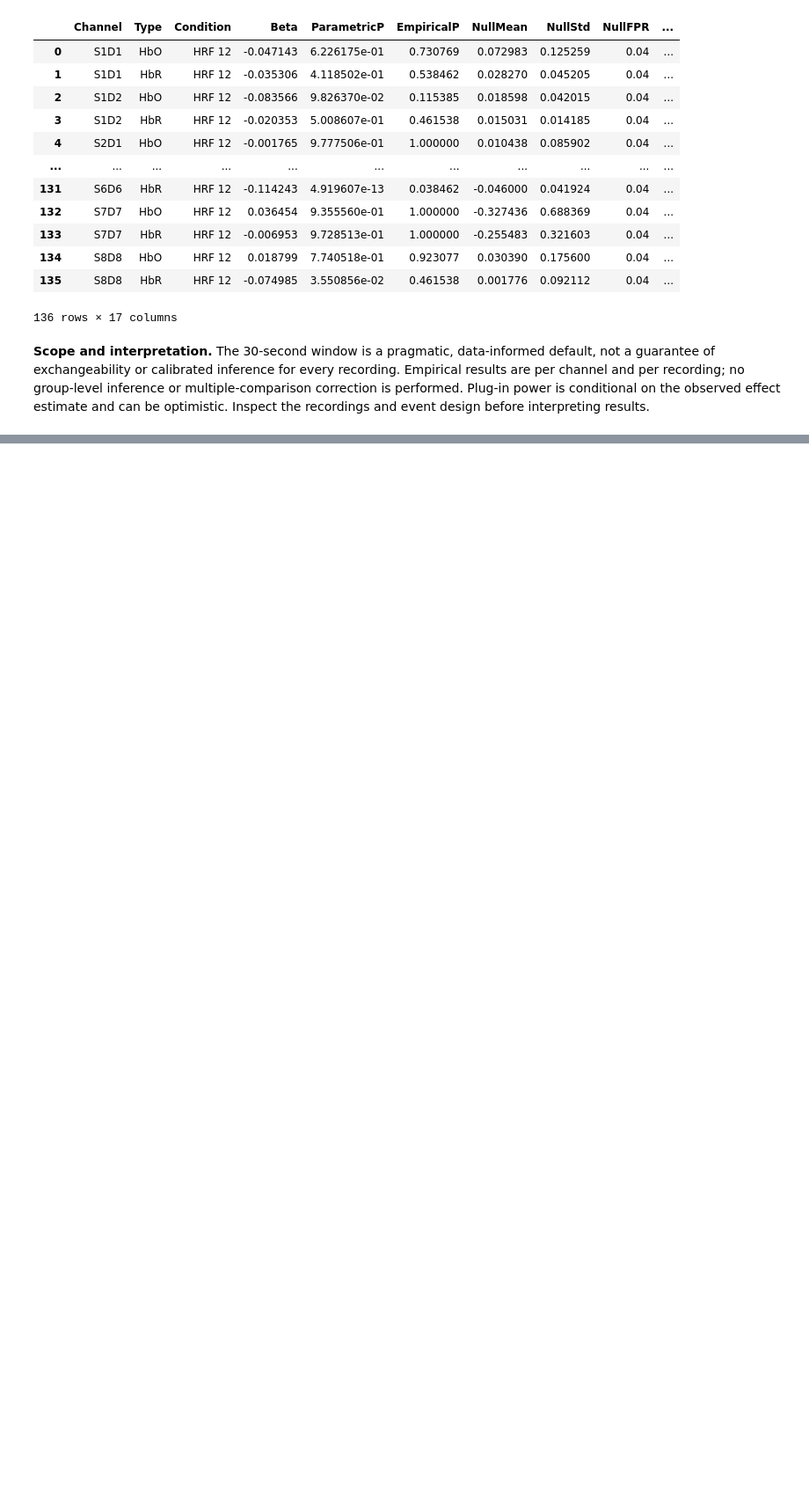
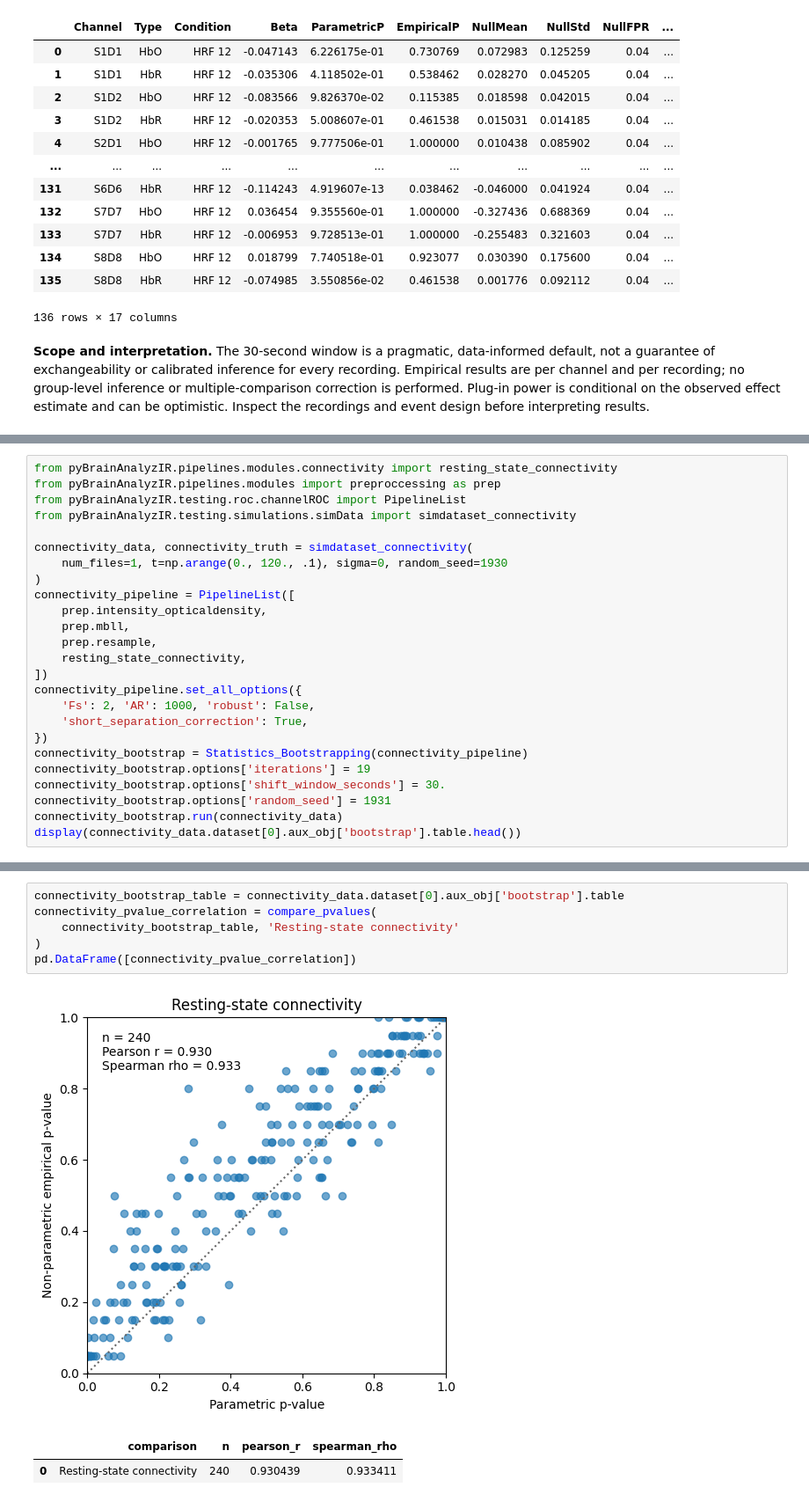
Before and after one commit to huppertt/pyNIRS_toolbox, a Jupyter notebook: examples/19_Nonparametric_Statistics.ipynb, the cells around one changed output, grey strips where cells are left out. Shown at 88% size. Saved outputs shown, nothing was run; the diff lists cells and outputs as text; blank space fills up the shorter version.

```diff
--- a/examples/19_Nonparametric_Statistics.ipynb
+++ b/examples/19_Nonparametric_Statistics.ipynb
@@ -224,0 +269,25 @@ display(experimental_results.sort_values(['Model', 'Recording', 'Channel', 'Type
+# %%
+from pyBrainAnalyzIR.pipelines.modules.connectivity import resting_state_connectivity
+from pyBrainAnalyzIR.pipelines.modules import preproccessing as prep
+from pyBrainAnalyzIR.testing.roc.channelROC import PipelineList
+from pyBrainAnalyzIR.testing.simulations.simData import simdataset_connectivity
+
+connectivity_data, connectivity_truth = simdataset_connectivity(
+    num_files=1, t=np.arange(0., 120., .1), sigma=0, random_seed=1930
+)
+connectivity_pipeline = PipelineList([
+    prep.intensity_opticaldensity,
+    prep.mbll,
+    prep.resample,
+    resting_state_connectivity,
+])
+connectivity_pipeline.set_all_options({
+    'Fs': 2, 'AR': 1000, 'robust': False,
+    'short_separation_correction': True,
+})
+connectivity_bootstrap = Statistics_Bootstrapping(connectivity_pipeline)
+connectivity_bootstrap.options['iterations'] = 19
+connectivity_bootstrap.options['shift_window_seconds'] = 30.
+connectivity_bootstrap.options['random_seed'] = 1931
+connectivity_bootstrap.run(connectivity_data)
+display(connectivity_data.dataset[0].aux_obj['bootstrap'].table.head())
@@ -224,0 +301,10 @@ display(experimental_results.sort_values(['Model', 'Recording', 'Channel', 'Type
+# %%
+connectivity_bootstrap_table = connectivity_data.dataset[0].aux_obj['bootstrap'].table
+connectivity_pvalue_correlation = compare_pvalues(
+    connectivity_bootstrap_table, 'Resting-state connectivity'
+)
+pd.DataFrame([connectivity_pvalue_correlation])
+# %% [output]
+[figure, added]
+|  | comparison | n | pearson_r | spearman_rho |
+| 0 | Resting-state connectivity | 240 | 0.930439 | 0.933411 |
```
Also changed, not shown: parts of 7 cells of this notebook, 14 other files.
